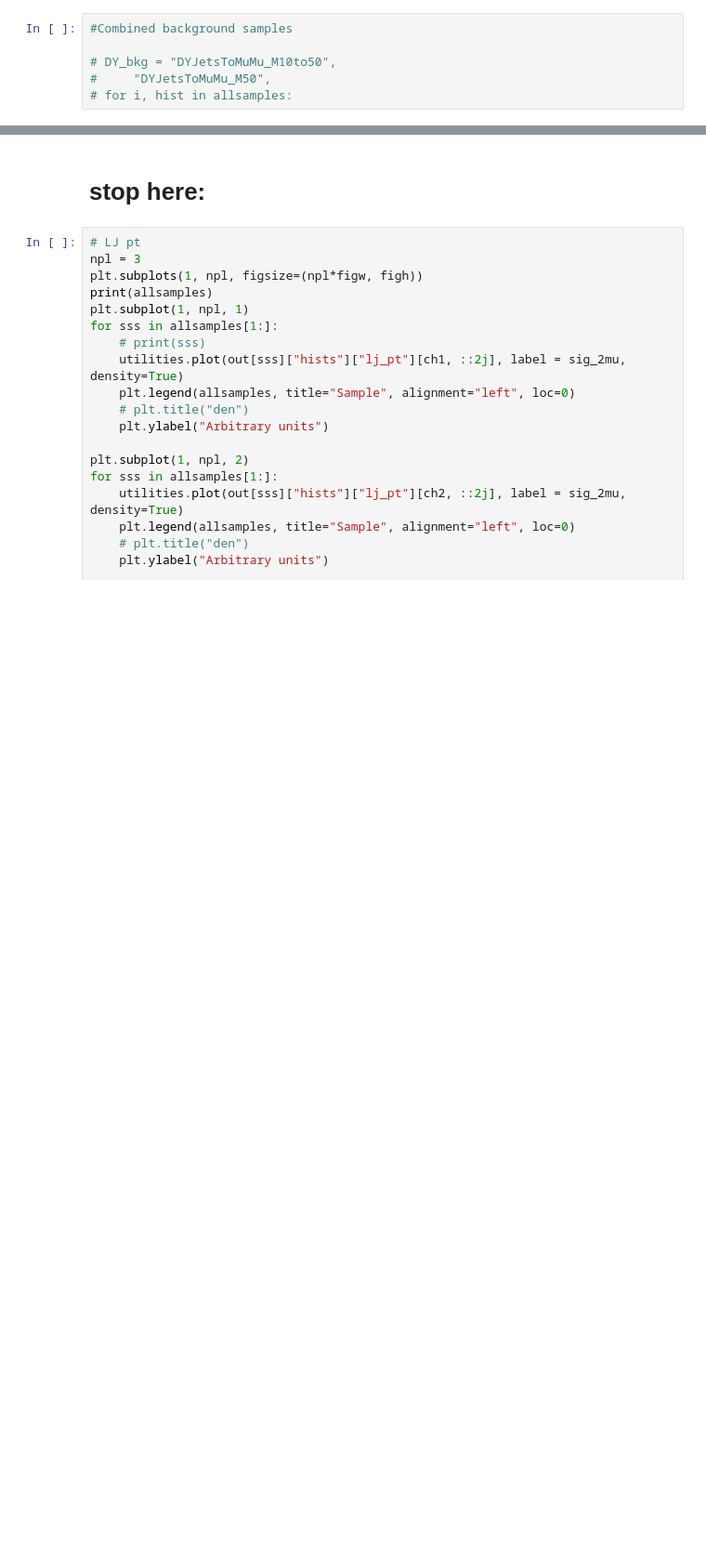
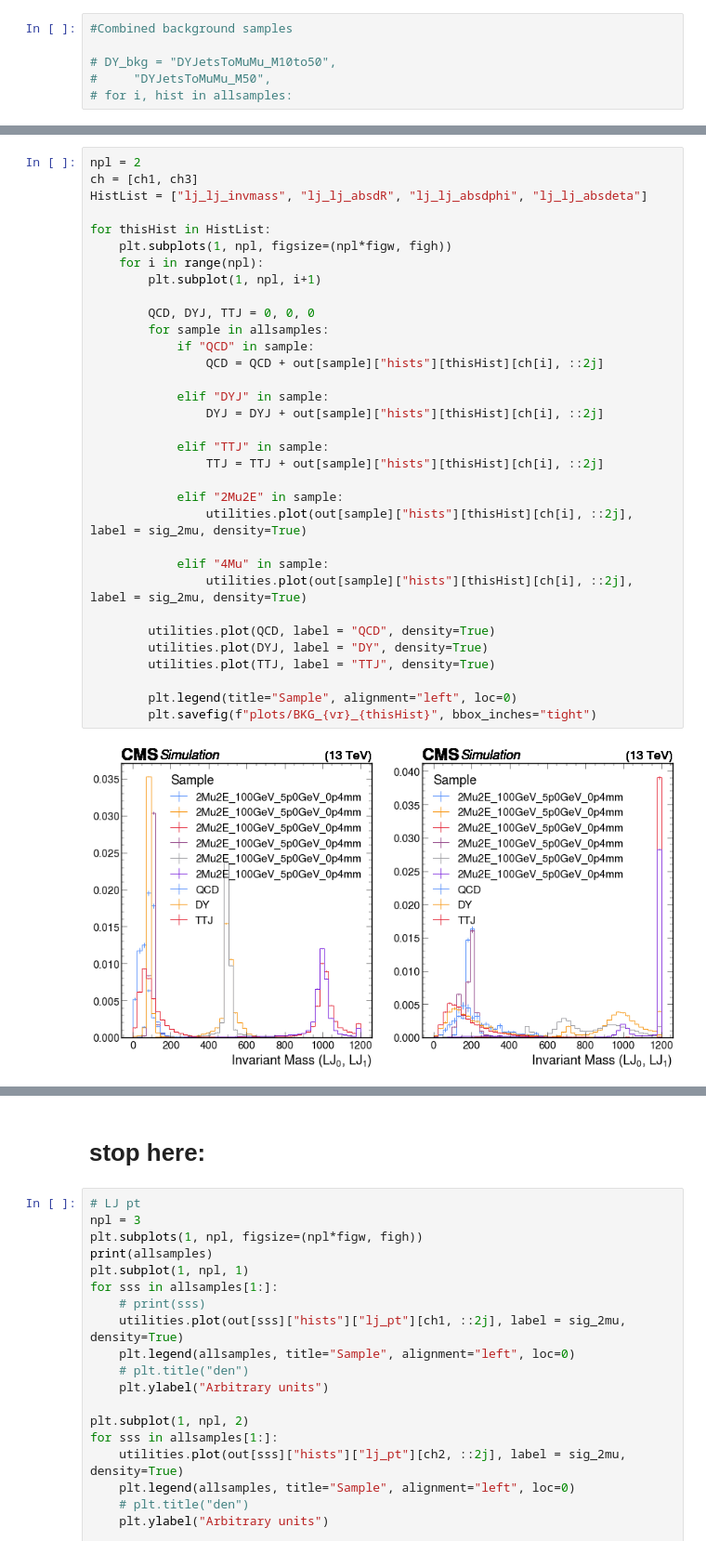
Before and after one commit to jsiado/SIDM, a Jupyter notebook: sidm/studies/muon_id/BKG_08.ipynb, the cells around one changed output, grey strips where cells are left out. Shown at 93% size. Drawn from its saved outputs; the diff is of its cells as text; blank space fills up the shorter version.

```diff
--- a/sidm/studies/muon_id/BKG_08.ipynb
+++ b/sidm/studies/muon_id/BKG_08.ipynb
@@ -280,0 +283,35 @@ for thisHist in HistList:
+# %%
+npl = 2
+ch = [ch1, ch3]
+HistList = ["lj_lj_invmass", "lj_lj_absdR", "lj_lj_absdphi", "lj_lj_absdeta"]
+
+for thisHist in HistList:
+    plt.subplots(1, npl, figsize=(npl*figw, figh))
+    for i in range(npl):
+        plt.subplot(1, npl, i+1)
+
+        QCD, DYJ, TTJ = 0, 0, 0
+        for sample in allsamples:
+            if "QCD" in sample:
+                QCD = QCD + out[sample]["hists"][thisHist][ch[i], ::2j]
+
+            elif "DYJ" in sample:
+                DYJ = DYJ + out[sample]["hists"][thisHist][ch[i], ::2j]
+
+            elif "TTJ" in sample:
+                TTJ = TTJ + out[sample]["hists"][thisHist][ch[i], ::2j]
+
+            elif "2Mu2E" in sample:
+                utilities.plot(out[sample]["hists"][thisHist][ch[i], ::2j], label = sig_2mu, density=True)
+
+            elif "4Mu" in sample:
+                utilities.plot(out[sample]["hists"][thisHist][ch[i], ::2j], label = sig_2mu, density=True)
+
+        utilities.plot(QCD, label = "QCD", density=True)
+        utilities.plot(DYJ, label = "DY", density=True)
+        utilities.plot(TTJ, label = "TTJ", density=True)
+
+        plt.legend(title="Sample", alignment="left", loc=0)
+        plt.savefig(f"plots/BKG_{vr}_{thisHist}", bbox_inches="tight")
+# %% [output]
+[figure, added]
```
Also changed, not shown: parts of 3 cells of this notebook, 2 other files.
